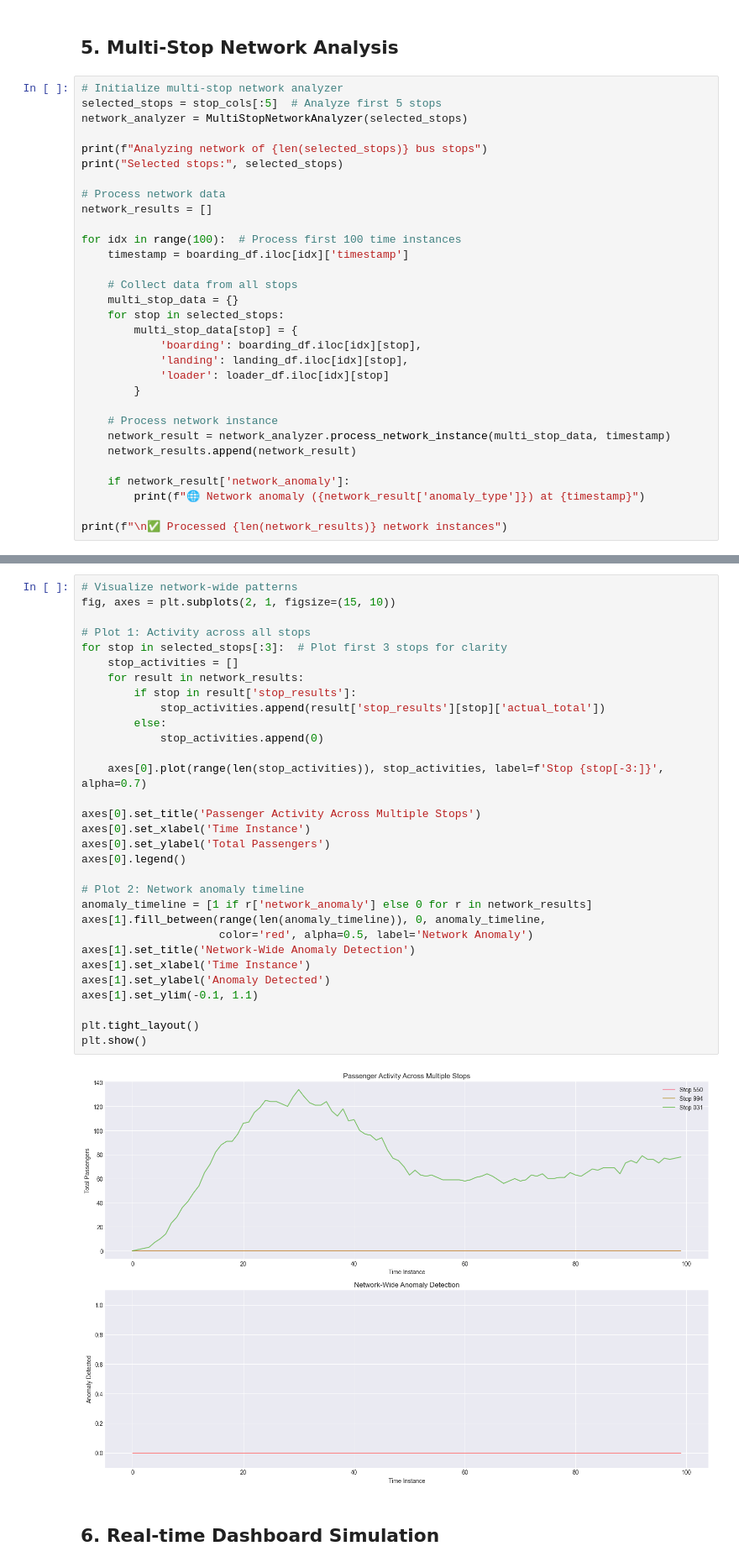
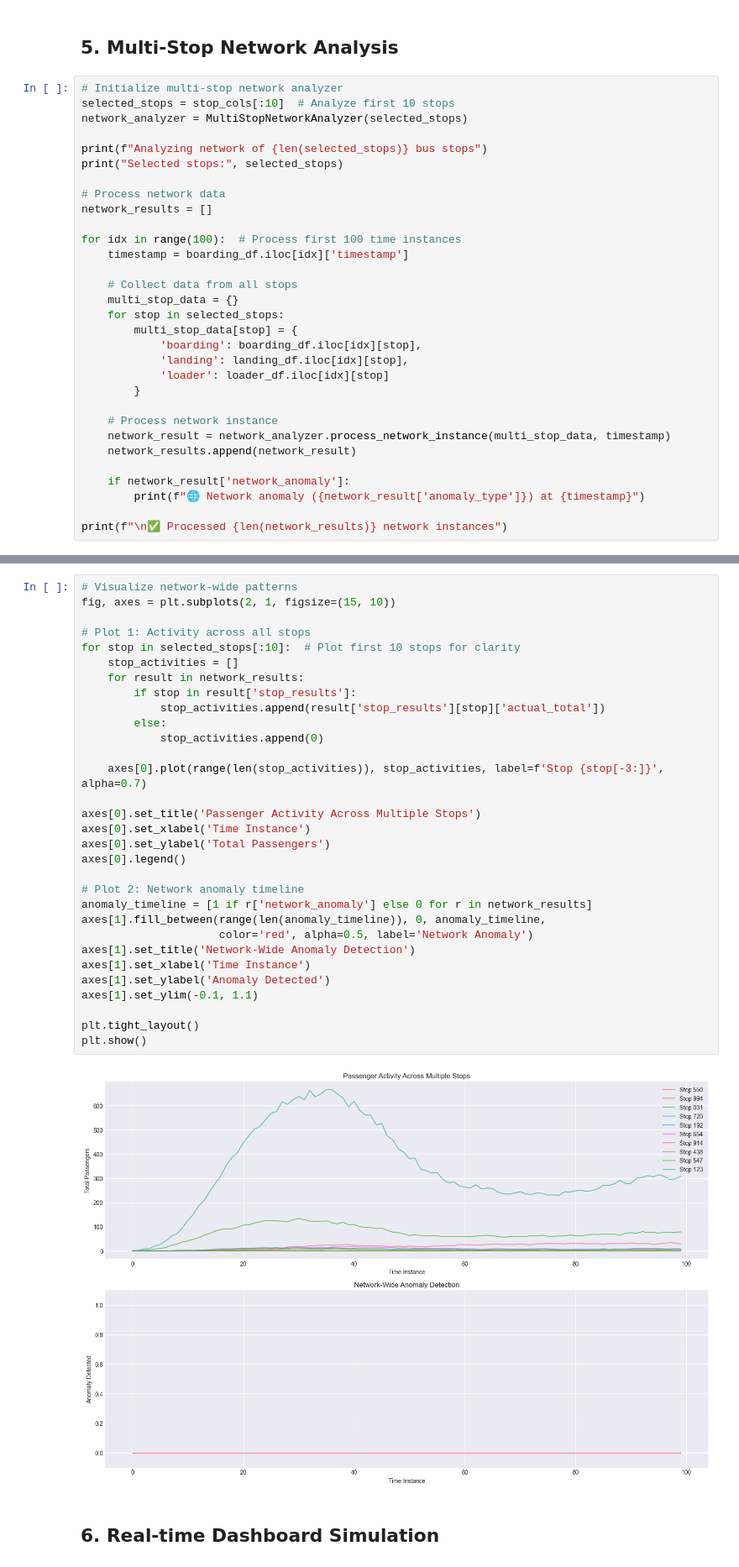
Before and after one commit to hasiabewardana/smart-bus-stop-analyzer, a Jupyter notebook: bus_analyzer_notebook.ipynb, the cells around one changed output, grey strips where cells are left out. Shown at 84% size. Cells and saved outputs as stored; diff of their text form.

```diff
--- a/bus_analyzer_notebook.ipynb
+++ b/bus_analyzer_notebook.ipynb
@@ -358,7 +355,7 @@ prediction_mae: 0
 ## 5. Multi-Stop Network Analysis
 # %%
 # Initialize multi-stop network analyzer
-selected_stops = stop_cols[:5]  # Analyze first 5 stops
+selected_stops = stop_cols[:10]  # Analyze first 10 stops
 network_analyzer = MultiStopNetworkAnalyzer(selected_stops)
 
 print(f"Analyzing network of {len(selected_stops)} bus stops")
@@ -396,35 +393,35 @@ Selected stops: ['125960550', '230565994', '258781031', '43768720', '44072192']
 # Visualize network-wide patterns
 fig, axes = plt.subplots(2, 1, figsize=(15, 10))
 
 # Plot 1: Activity across all stops
-for stop in selected_stops[:3]:  # Plot first 3 stops for clarity
+for stop in selected_stops[:10]:  # Plot first 10 stops for clarity
     stop_activities = []
     for result in network_results:
         if stop in result['stop_results']:
             stop_activities.append(result['stop_results'][stop]['actual_total'])
         else:
             stop_activities.append(0)
 
     axes[0].plot(range(len(stop_activities)), stop_activities, label=f'Stop {stop[-3:]}', alpha=0.7)
 
 axes[0].set_title('Passenger Activity Across Multiple Stops')
 axes[0].set_xlabel('Time Instance')
 axes[0].set_ylabel('Total Passengers')
 axes[0].legend()
 
 # Plot 2: Network anomaly timeline
 anomaly_timeline = [1 if r['network_anomaly'] else 0 for r in network_results]
 axes[1].fill_between(range(len(anomaly_timeline)), 0, anomaly_timeline,
                      color='red', alpha=0.5, label='Network Anomaly')
 axes[1].set_title('Network-Wide Anomaly Detection')
 axes[1].set_xlabel('Time Instance')
 axes[1].set_ylabel('Anomaly Detected')
 axes[1].set_ylim(-0.1, 1.1)
 
 plt.tight_layout()
 plt.show()
 # %% [output]
-[figure, old version]
+[figure, new version]
 # %% [markdown]
 ## 6. Real-time Dashboard Simulation
 # %%
```
Also changed, not shown: parts of 5 cells of this notebook, 2 other files.
